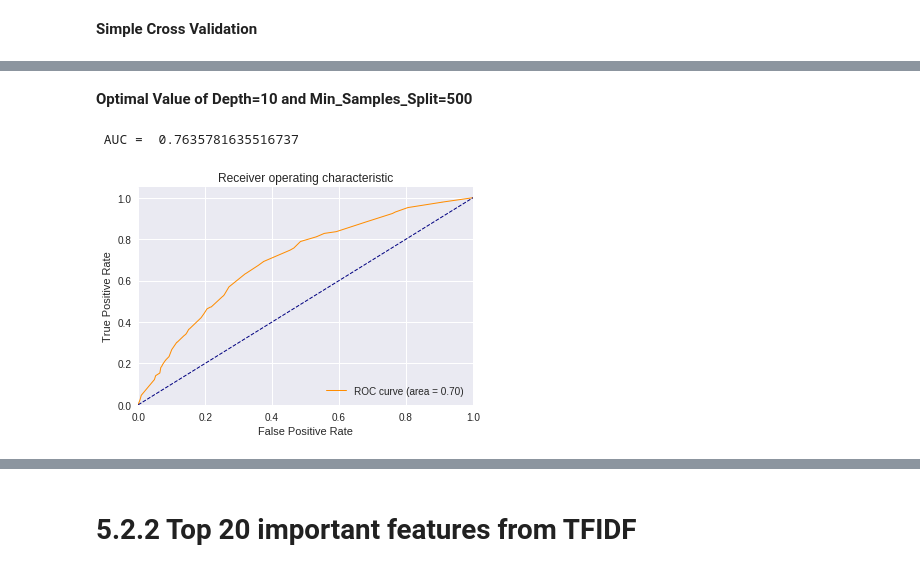
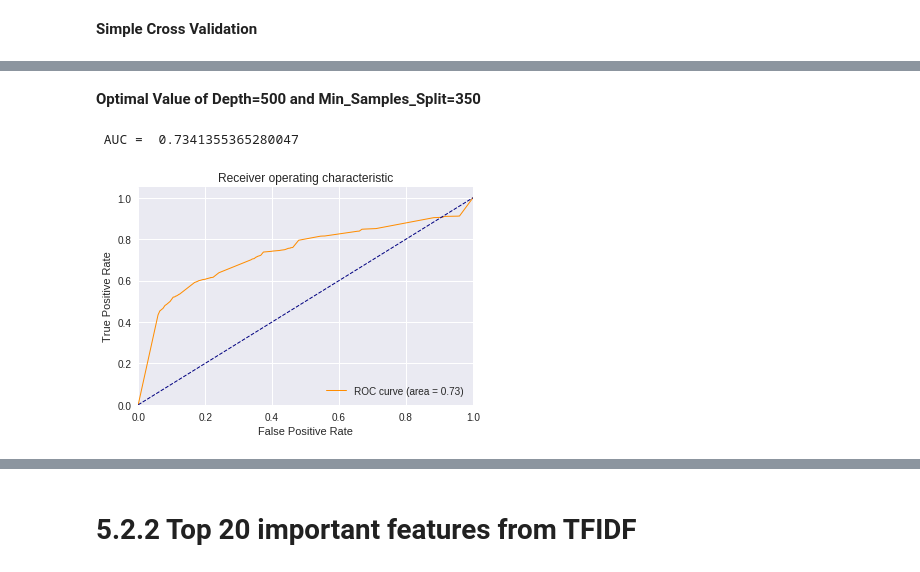
Before and after one commit to mitesh98/Amazon-Fine-Food-Review, a Jupyter notebook: DecisionTree.ipynb, the cells around one changed output, grey strips where cells are left out. Saved outputs shown, nothing was run; the diff lists cells and outputs as text; code cells hidden in the pictures.

```diff
--- a/DecisionTree.ipynb
+++ b/DecisionTree.ipynb
@@ -497,8 +503,8 @@ for sent in list_of_sentence_test:
 from sklearn.tree import DecisionTreeClassifier
 from sklearn.metrics import roc_curve, auc
 # %%
-Depth=[1, 5, 10, 50, 100, 500, 1000]
-Min_samples_split=[5, 10, 100, 500]
+Depth=[1, 5, 10, 50]
+Min_samples_split=[5, 10, 100]
 # %% [markdown]
 **Simple Cross Validation**
 # %%
@@ -546,0 +534,5 @@ for d in Depth:
+# %%
+x=[5,10,100,5,10,100,5,10,100,5,10,100]
+y=AUC_training
+z=[1,1,1,5,5,5,10,10,10,50,50,50]
+y_cv=AUC_cv
@@ -549,10 +552,9 @@ for d in Depth:
 # %%
-clf=DecisionTreeClassifier(criterion='gini',min_samples_split=370,max_depth=50)
+clf=DecisionTreeClassifier(criterion='gini',min_samples_split=40,max_depth=50)
 clf.fit(train_bows,y_train)
-calibarator=CalibratedClassifierCV(clf,cv='prefit',method='sigmoid')
-calibarator.fit(train_bows,y_train)
-y_pred=calibarator.predict_proba(test_bows)
-auc=roc_auc_score(y_test,y_pred[:,1])
+y_pred=clf.predict_proba(test_bows)[:,1]
+fpr,tpr,thresholds=roc_curve(y_test,y_pred)
+auc=metrics.auc(fpr,tpr)
 
  #Drawing ROC curve
 print(' AUC = ',auc)
@@ -686,8 +664,8 @@ Image('tree.png',width=1000,height=500)
 # %% [markdown]
 # [5.2] Applying Decision Trees on TFIDF,
 # %%
-Depth=[1, 5, 10, 50, 100, 500]
-Min_samples_split=[5, 10, 100, 500,1000]
+Depth=[1, 5, 10, 50,100]
+Min_samples_split=[5, 10, 100,500]
 # %% [markdown]
 **Simple Cross Validation**
 # %%
@@ -732,29 +708,27 @@ for d in Depth:
 # %% [markdown]
-**Optimal Value of Depth=10 and Min_Samples_Split=500**
+**Optimal Value of Depth=500 and Min_Samples_Split=350**
 # %%
-clf=DecisionTreeClassifier(criterion='gini',min_samples_split=500,max_depth=10)
+clf=DecisionTreeClassifier(criterion='gini',min_samples_split=350,max_depth=500)
 clf.fit(train_tfidf,y_train)
-#y_pred=clf.predict(test_tfidf)
-calibarator=CalibratedClassifierCV(clf,cv='prefit',method='sigmoid')
-calibarator.fit(train_tfidf,y_train)
-y_pred=calibarator.predict_proba(test_tfidf)
-auc=roc_auc_score(y_test,y_pred[:,1])
+y_pred=clf.predict_proba(test_bows)[:,1]
+fpr,tpr,thresholds=roc_curve(y_test,y_pred)
+auc=metrics.auc(fpr,tpr)
+
  #Drawing ROC curve
-
 print(' AUC = ',auc)
 plt.figure()
-plt.plot(fpr, tpr, color='darkorange', lw=1, label='ROC curve (area = %0.2f)' % roc_auc)
+plt.plot(fpr, tpr, color='darkorange', lw=1, label='ROC curve (area = %0.2f)' % auc)
 plt.plot([0, 1], [0, 1], color='navy', lw=1, linestyle='--')
 plt.xlim([0.0, 1.0])
 plt.ylim([0.0, 1.05])
 plt.xlabel('False Positive Rate')
 plt.ylabel('True Positive Rate')
 plt.title('Receiver operating characteristic')
 plt.legend(loc="lower right")
 plt.show()
 # %% [output]
- AUC =  0.7635781635516737
+ AUC =  0.7341355365280047
-[figure, old version]
+[figure, new version]
 # %%
 #CONFUSION_MATRICE
 y_pred=clf.predict(test_tfidf)
```
Also changed, not shown: parts of 38 cells of this notebook.
